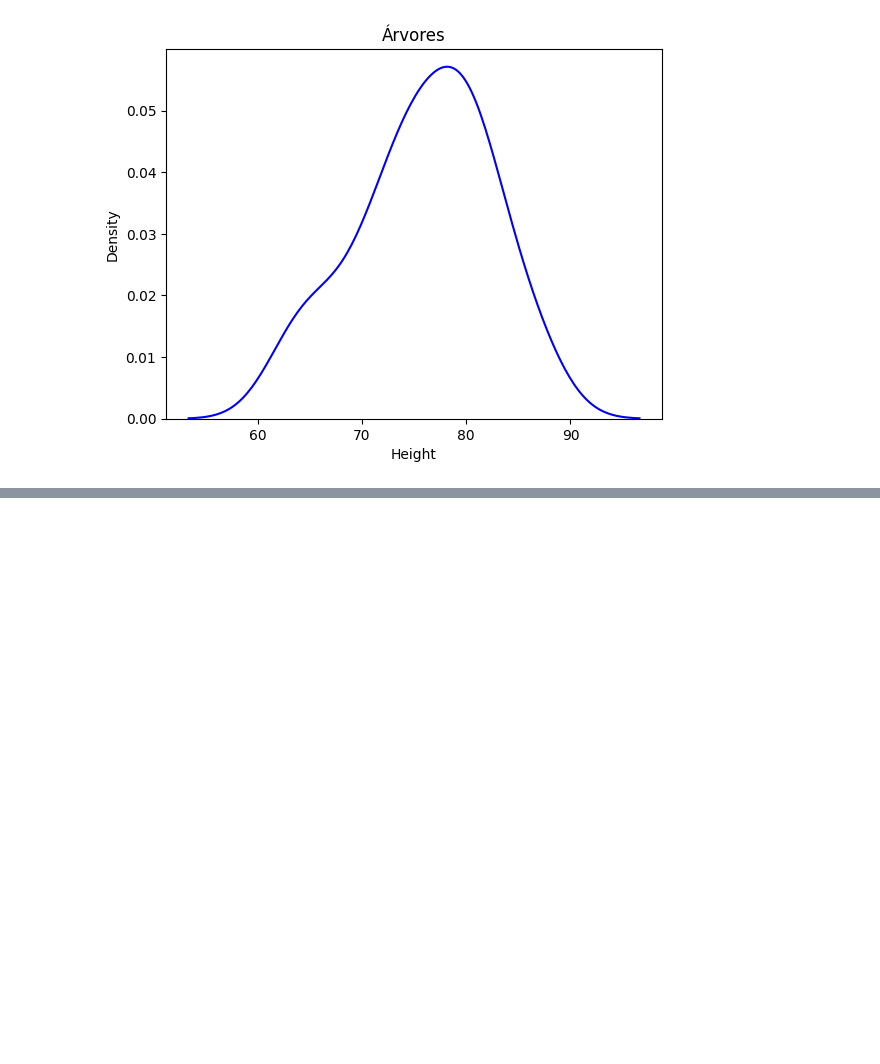
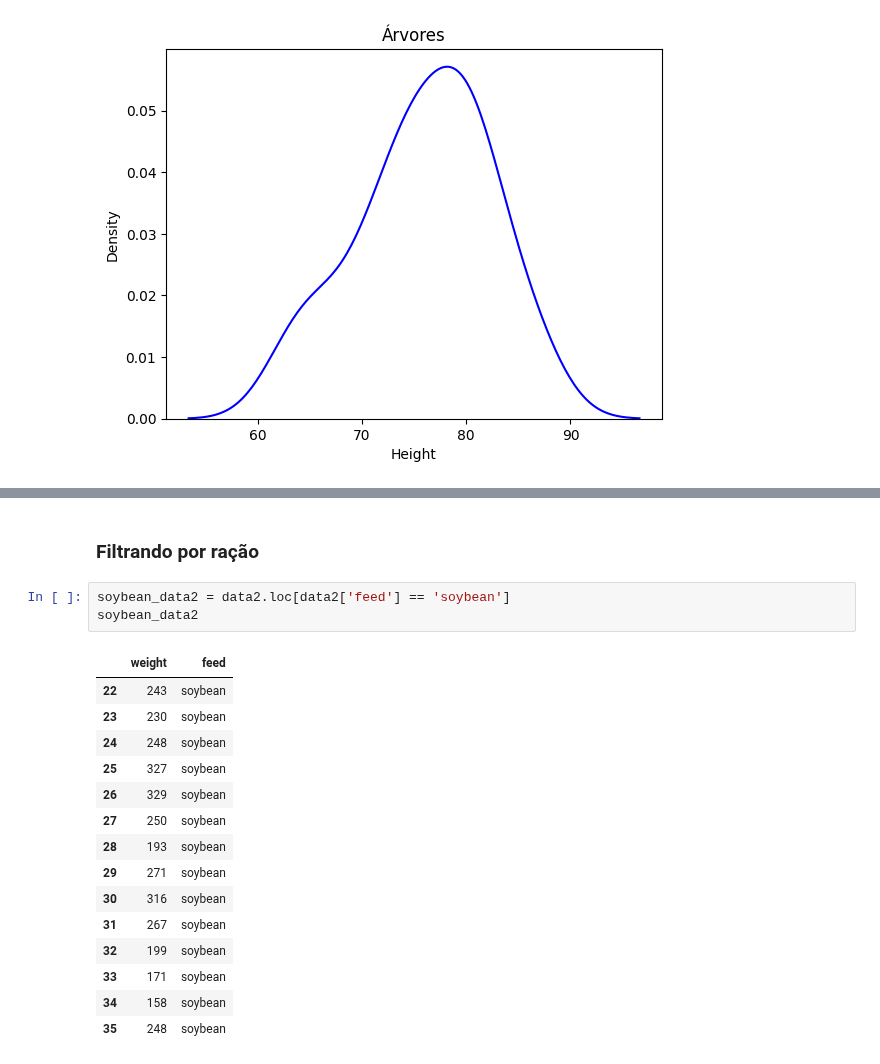
Before and after one commit to glaucoSapucaia/DataScienceStudies, a Jupyter notebook: python_data_science/graficos_dashboards/densidade..ipynb, the cells around one changed output, grey strips where cells are left out. Saved outputs shown, nothing was run; the diff lists cells and outputs as text; blank space fills up the shorter version.

```diff
--- a/python_data_science/graficos_dashboards/densidade..ipynb
+++ b/python_data_science/graficos_dashboards/densidade..ipynb
@@ -33,0 +66,21 @@ Text(0.5, 1.0, 'Árvores')
+# %% [markdown]
+### Filtrando por ração
+# %%
+soybean_data2 = data2.loc[data2['feed'] == 'soybean']
+soybean_data2
+# %% [output]
+|  | weight | feed |
+| 22 | 243 | soybean |
+| 23 | 230 | soybean |
+| 24 | 248 | soybean |
+| 25 | 327 | soybean |
+| 26 | 329 | soybean |
+| 27 | 250 | soybean |
+| 28 | 193 | soybean |
+| 29 | 271 | soybean |
+| 30 | 316 | soybean |
+| 31 | 267 | soybean |
+| 32 | 199 | soybean |
+| 33 | 171 | soybean |
+| 34 | 158 | soybean |
+| 35 | 248 | soybean |
```
Also changed, not shown: parts of 6 cells of this notebook.
